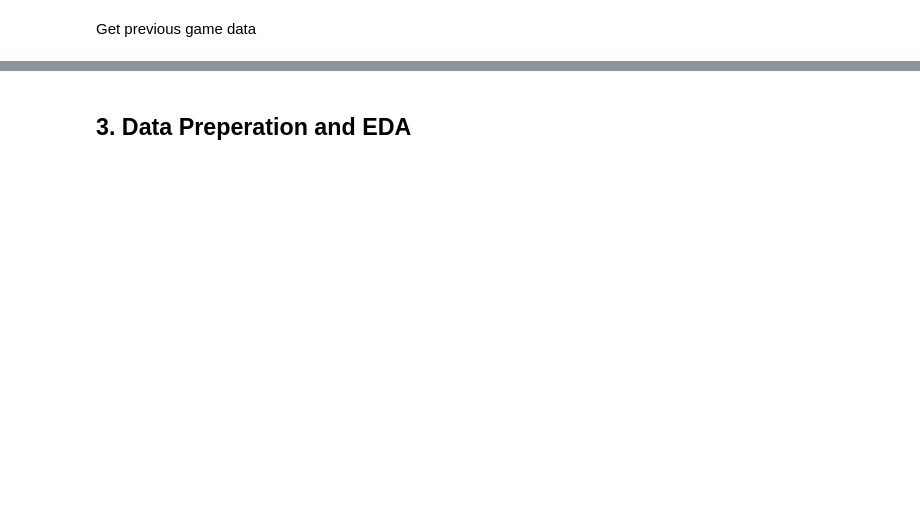
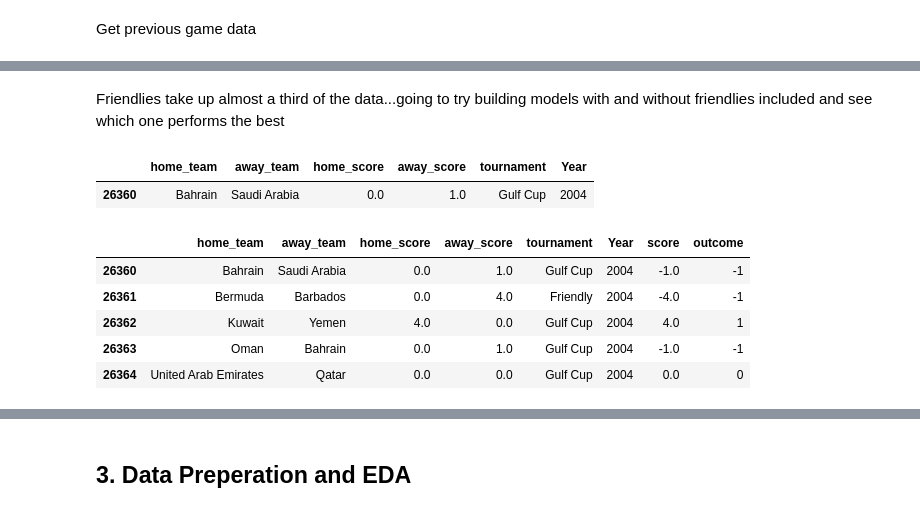
Before and after one commit to DavidHoffman11/WorldCupPredictor, a Jupyter notebook: world_cup_prediction.ipynb, the cells around one changed output, grey strips where cells are left out. Drawn from its saved outputs; the diff is of its cells as text; code cells hidden in the pictures; blank space fills up the shorter version.

Commit message:
pushing up work on the model

```diff
--- a/world_cup_prediction.ipynb
+++ b/world_cup_prediction.ipynb
@@ -104,0 +449,21 @@ game.head(5)
+# %% [markdown]
+Friendlies take up almost a third of the data...going to try building models with and without friendlies included and see which one performs the best
+# %%
+game.head(1)
+# %% [output]
+|  | home_team | away_team | home_score | away_score | tournament | Year |
+| 26360 | Bahrain | Saudi Arabia | 0.0 | 1.0 | Gulf Cup | 2004 |
+# %%
+game['score'] = game['home_score'] - game['away_score']
+game['outcome'] = None
+game.loc[game["score"] == 0, "outcome"] = 0
+game.loc[game["score"] > 0, "outcome"] = 1
+game.loc[game["score"] < 0, "outcome"] = -1
+game.head(5)
+# %% [output]
+|  | home_team | away_team | home_score | away_score | tournament | Year | score | outcome |
+| 26360 | Bahrain | Saudi Arabia | 0.0 | 1.0 | Gulf Cup | 2004 | -1.0 | -1 |
+| 26361 | Bermuda | Barbados | 0.0 | 4.0 | Friendly | 2004 | -4.0 | -1 |
+| 26362 | Kuwait | Yemen | 4.0 | 0.0 | Gulf Cup | 2004 | 4.0 | 1 |
+| 26363 | Oman | Bahrain | 0.0 | 1.0 | Gulf Cup | 2004 | -1.0 | -1 |
+| 26364 | United Arab Emirates | Qatar | 0.0 | 0.0 | Gulf Cup | 2004 | 0.0 | 0 |
```
Also changed, not shown: parts of 63 cells of this notebook.
